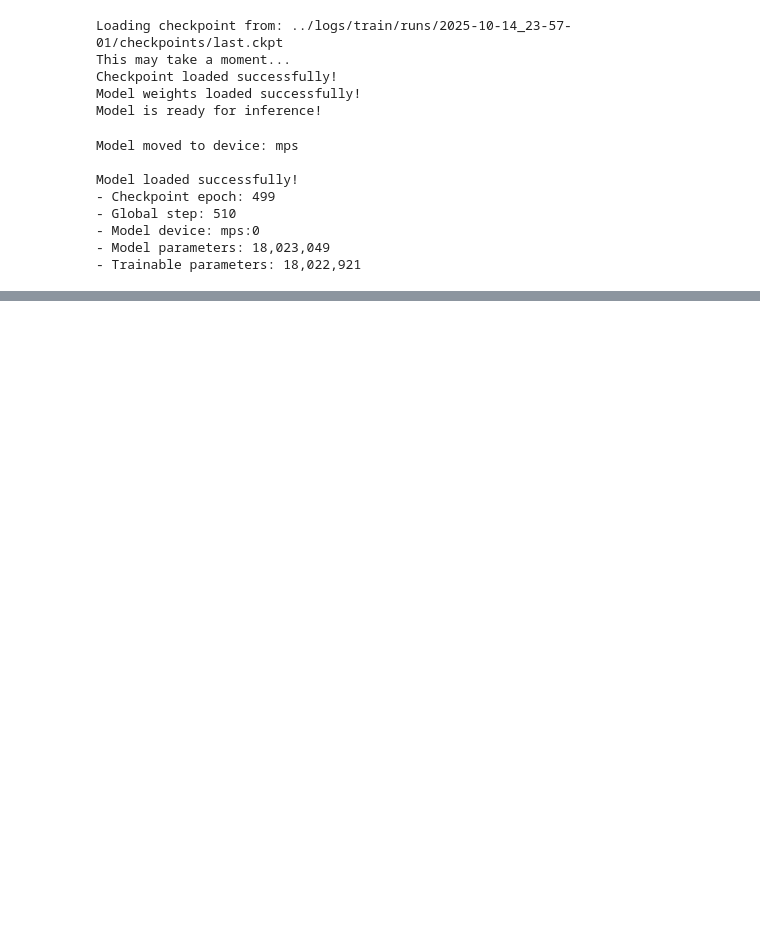
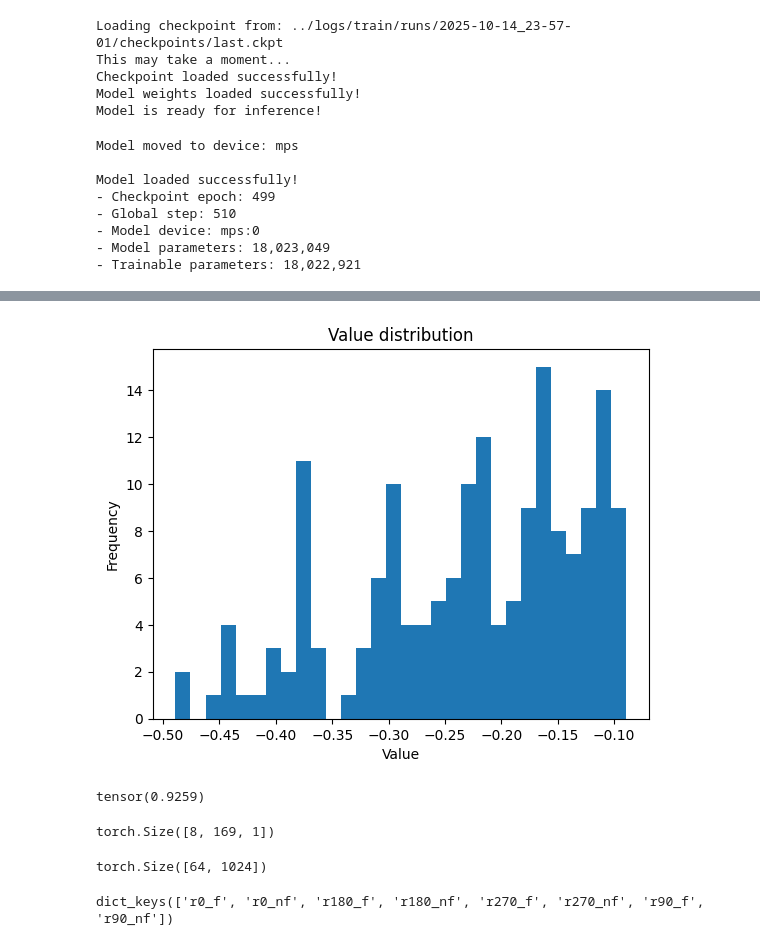
Before and after one commit to TomekNocon/IMMUVIS-PIGVAE, a Jupyter notebook: notebooks/test_v1.ipynb, the cells around one changed output, grey strips where cells are left out. Drawn from its saved outputs; the diff is of its cells as text; code cells hidden in the pictures; blank space fills up the shorter version.

```diff
--- a/notebooks/test_v1.ipynb
+++ b/notebooks/test_v1.ipynb
@@ -298,0 +450,28 @@ RuntimeError: linear(): input and weight.T shapes cannot be multiplied (169x10 a
+# %%
+import torch
+import matplotlib.pyplot as plt
+
+x = tensor_data_pred[0][0][0].flatten()
+
+plt.hist(x.numpy(), bins=30)
+plt.title("Value distribution")
+plt.xlabel("Value")
+plt.ylabel("Frequency")
+plt.show()
+# %% [output]
+[figure, added]
+# %%
+n = 1
+mse = MSELoss()(tensor_data_pred[0][n], tensor_data_truth[0][n])
+
+mse / tensor_data_truth[0][n].var()
+# %% [output]
+tensor(0.9259)
+# %%
+ground_truth_imgs.shape
+# %% [output]
+torch.Size([8, 169, 1])
+# %%
+graph_emb.shape
+# %% [output]
+torch.Size([64, 1024])
@@ -298,0 +583,4 @@ RuntimeError: linear(): input and weight.T shapes cannot be multiplied (169x10 a
+# %%
+pickle_dataset.__getitem__(3).keys()
+# %% [output]
+dict_keys(['r0_f', 'r0_nf', 'r180_f', 'r180_nf', 'r270_f', 'r270_nf', 'r90_f', 'r90_nf'])
```
Also changed, not shown: parts of 32 cells of this notebook, 7 other files.
